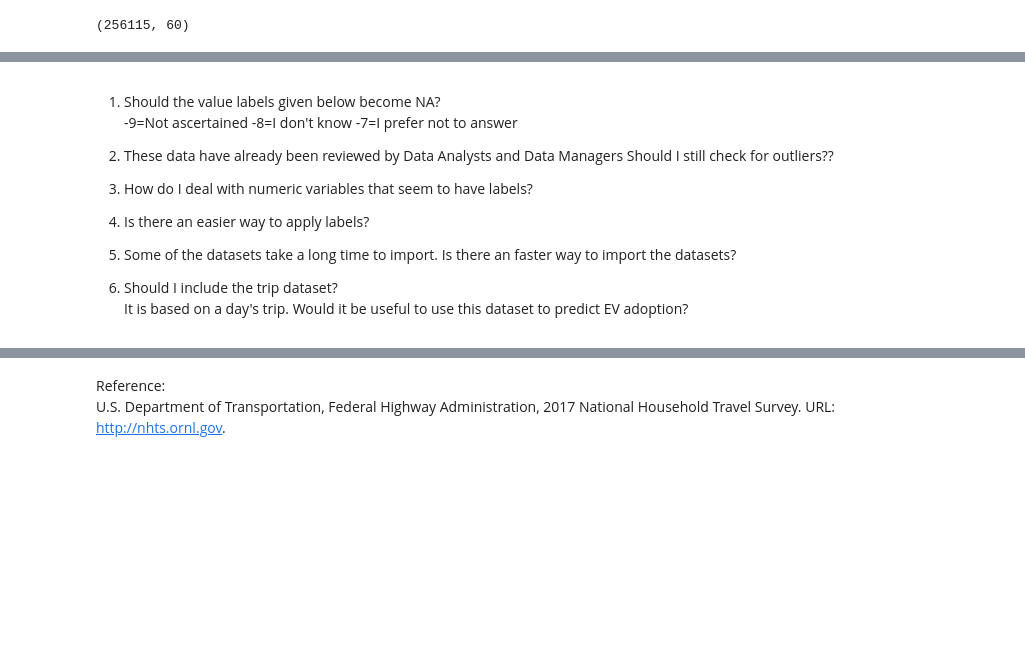
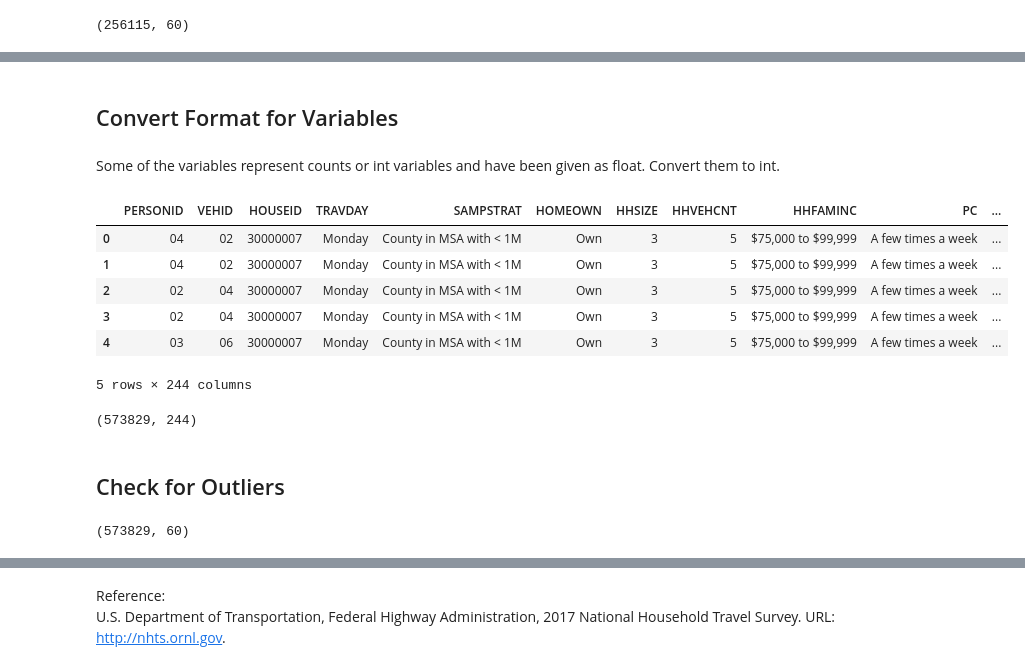
Before and after one commit to Kanchanah/Capstone-Two, a Jupyter notebook: Code/Code.ipynb, the cells around one changed output, grey strips where cells are left out. Saved outputs shown, nothing was run; the diff lists cells and outputs as text; code cells hidden in the pictures; blank space fills up the shorter version.

```diff
--- a/Code/Code.ipynb
+++ b/Code/Code.ipynb
@@ -313,0 +637,4 @@ data1.shape
+# %%
+#Select string variables
+data1_char = data1.select_dtypes(['object'])
+print (data1_char.head())
@@ -313,0 +659,4 @@ data1.shape
+# %%
+#Do a review of these variables
+#Remove trailing or leading spaces
+data1[data1_char.columns] = data1_char.apply(lambda x: x.str.strip())
@@ -323,17 +700,28 @@ codebook_reshape_n
-# %% [markdown]
-1) Should the value labels given below become NA? <br>
--9=Not ascertained
--8=I don't know
--7=I prefer not to answer
-
-2) These data have already been reviewed by Data Analysts and Data Managers
-Should I still check for outliers??
-
-3) How do I deal with numeric variables that seem to have labels?
-
-4) Is there an easier way to apply labels?
-
-5) Some of the datasets take a long time to import. Is there an faster way to import the datasets?
-
-6) Should I include the trip dataset? <br>
-It is based on a day's trip. Would it be useful to use this dataset to predict EV adoption?
+# %% [markdown]
+## Convert Format for Variables
+# %% [markdown]
+Some of the variables represent counts or int variables and have been given as float. Convert them to int.
+# %%
+#Get these variables
+data_1_int =data1[["BIKE4EX","BIKESHARE","CARRODE","CARSHARE","CNTTDHH","CNTTDTR","DELIVER","DRVRCNT","HHSIZE","HHVEHCNT","LPACT","MCUSED","NBIKETRP","NUMADLT",	"NUMONTRP",	"NUMTRANS","NWALKTRP","PTUSED","RESP_CNT","RIDESHARE","TRPACCMP","TRPHHACC","VEHYEAR","VPACT","WALK4EX","WKFMHMXX","WRKCOUNT","YOUNGCHILD","YRTOUS"]]
+# %%
+#Convert type
+data1[data_1_int.columns]=data_1_int.astype('int')
+# %%
+#check first few rows
+data1.head()
+# %% [output]
+|  | PERSONID | VEHID | HOUSEID | TRAVDAY | SAMPSTRAT | HOMEOWN | HHSIZE | HHVEHCNT | HHFAMINC | PC | ... |
+| 0 | 04 | 02 | 30000007 | Monday | County in MSA with < 1M | Own | 3 | 5 | $75,000 to $99,999 | A few times a week | ... |
+| 1 | 04 | 02 | 30000007 | Monday | County in MSA with < 1M | Own | 3 | 5 | $75,000 to $99,999 | A few times a week | ... |
+| 2 | 02 | 04 | 30000007 | Monday | County in MSA with < 1M | Own | 3 | 5 | $75,000 to $99,999 | A few times a week | ... |
+| 3 | 02 | 04 | 30000007 | Monday | County in MSA with < 1M | Own | 3 | 5 | $75,000 to $99,999 | A few times a week | ... |
+| 4 | 03 | 06 | 30000007 | Monday | County in MSA with < 1M | Own | 3 | 5 | $75,000 to $99,999 | A few times a week | ... |
+5 rows × 244 columns
+# %%
+#check dimension
+data1.shape
+# %% [output]
+(573829, 244)
+# %% [markdown]
+## Check for Outliers
@@ -339,0 +737,5 @@ It is based on a day's trip. Would it be useful to use this dataset to predict E
+# %%
+#Get dimension of data
+data2_num.shape
+# %% [output]
+(573829, 60)
```
Also changed, not shown: parts of 121 cells of this notebook, 2 other files.
